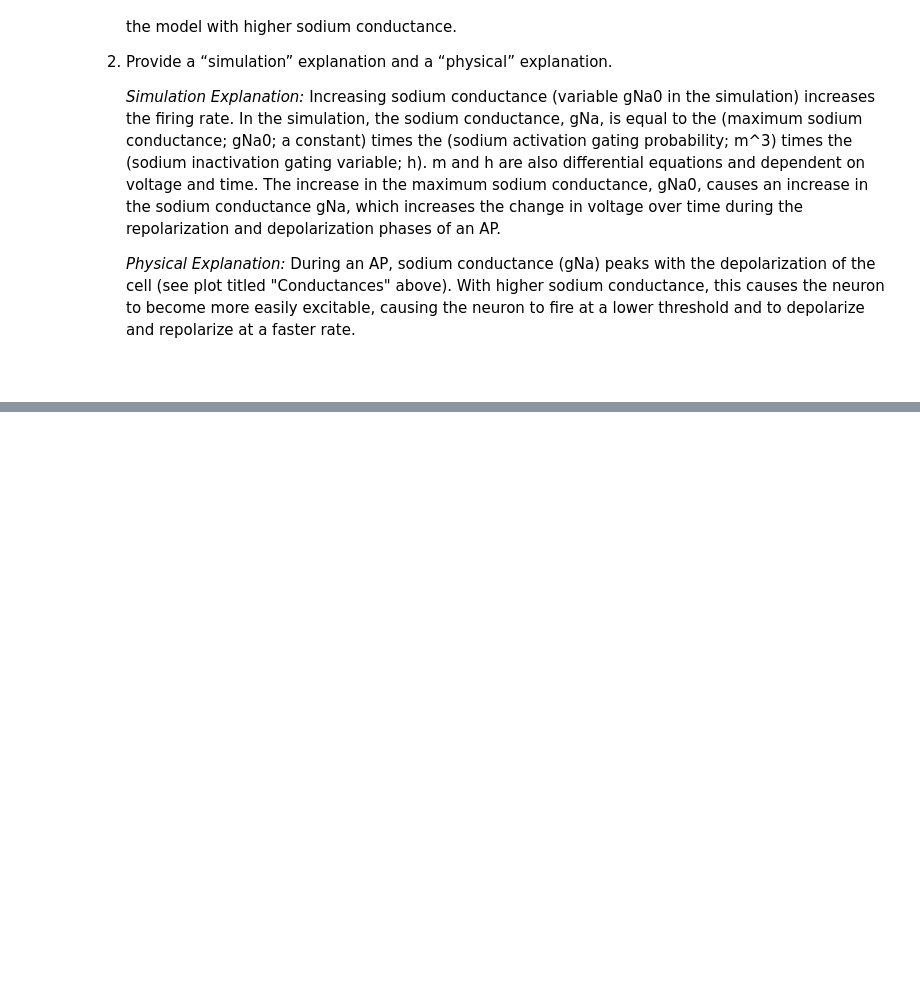
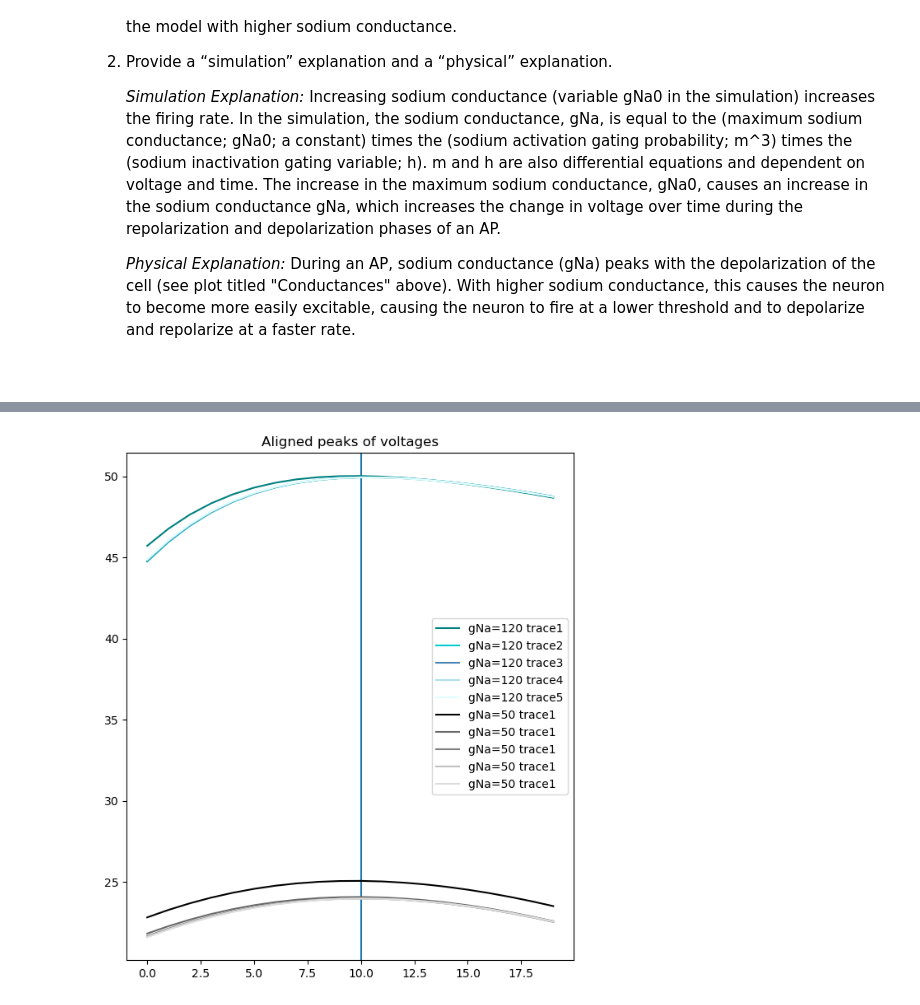
Before and after one commit to brittahn/CASMA665, a Jupyter notebook: Homeworks/AhnB_HW2-HH_CASMA665_F2024.ipynb, the cells around one changed output, grey strips where cells are left out. Drawn from its saved outputs; the diff is of its cells as text; code cells hidden in the pictures; blank space fills up the shorter version.

```diff
--- a/Homeworks/AhnB_HW2-HH_CASMA665_F2024.ipynb
+++ b/Homeworks/AhnB_HW2-HH_CASMA665_F2024.ipynb
@@ -633,0 +701,87 @@ times_5 = t_gNa0_50[7500:9000]
+# %%
+# Align peak spikes for gNa=120.
+
+# Convert to lists
+v1h=[]
+v2h=[]
+v3h=[]
+v4h=[]
+v5h=[]
+t1h=[]
+t2h=[]
+t3h=[]
+t4h=[]
+t5h=[]
+
+# V
+for v in V_i[1500:3000]:
+    v1h.append(v)
+
+for v in V_i[3000:4500]:
+    v2h.append(v)
+
+for v in V_i[4500:6000]:
+    v3h.append(v)
+
+for v in V_i[6000:7500]:
+    v4h.append(v)
+
+for v in V_i[7500:9000]:
+    v5h.append(v)
+
+# Times
+for t in t_i[1500:3000]:
+    t1h.append(t)
+
+for t in t_i[3000:4500]:
+    t2h.append(t)
+
+for t in t_i[4500:6000]:
+    t3h.append(t)
+
+for t in t_i[6000:7500]:
+    t4h.append(t)
+
+for t in t_i[7500:9000]:
+    t5h.append(t)
+
+# Compute index of max val in voltage array
+max1ih = (v1h).index(max(v1h))
+max2ih = (v2h).index(max(v2h))
+max3ih = (v3h).index(max(v3h))
+max4ih = (v4h).index(max(v4h))
+max5ih = (v5h).index(max(v5h))
+
+# Make arrays the same length
+boundsh=10
+separateh=1500
+v1_alignh = v1h[(max1ih-bounds):(max1ih+bounds)]
+t1_alignh = t1h[(max1ih-bounds):(max1ih+bounds)]
+v2_alignh = v2h[(max2ih-bounds):(max2ih+bounds)]
+t2_alignh = t2h[(max2ih-bounds):(max2ih+bounds)]
+v3_alignh = v3h[(max3ih-bounds):(max3ih+bounds)]
+t3_alignh = t3h[(max3ih-bounds):(max3ih+bounds)]
+v4_alignh = v4h[(max4ih-bounds):(max4ih+bounds)]
+t4_alignh = t4h[(max4ih-bounds):(max4ih+bounds)]
+v5_alignh = v5h[(max5ih-bounds):(max5ih+bounds)]
+t5_alignh = t5h[(max5ih-bounds):(max5ih+bounds)]
+
+print("Vertical blue line in plot below shows alignment of max peaks \n")
+
+# Plot aligned
+plt.figure(figsize=(7, 8))
+plt.title("Aligned peaks of voltages")
+plt.axvline(x=bounds)
+plt.plot(v1_alignh,'teal',label='gNa=120 trace1')
+plt.plot(v2_alignh,'darkturquoise',label='gNa=120 trace2')
+plt.plot(v3_alignh,'steelblue',label='gNa=120 trace3')
+plt.plot(v4_alignh,'powderblue',label='gNa=120 trace4')
+plt.plot(v5_alignh,'lightcyan',label='gNa=120 trace5')
+plt.plot(v1_align,'black',label='gNa=50 trace1')
+plt.plot(v2_align,'dimgray',label='gNa=50 trace1')
+plt.plot(v3_align,'gray',label='gNa=50 trace1')
+plt.plot(v4_align,'silver',label='gNa=50 trace1')
+plt.plot(v5_align,'gainsboro',label='gNa=50 trace1')
+plt.legend()
+plt.show()
+# %% [output]
@@ -633,0 +789 @@ times_5 = t_gNa0_50[7500:9000]
+[figure, added]
```
Also changed, not shown: parts of 5 cells of this notebook.
